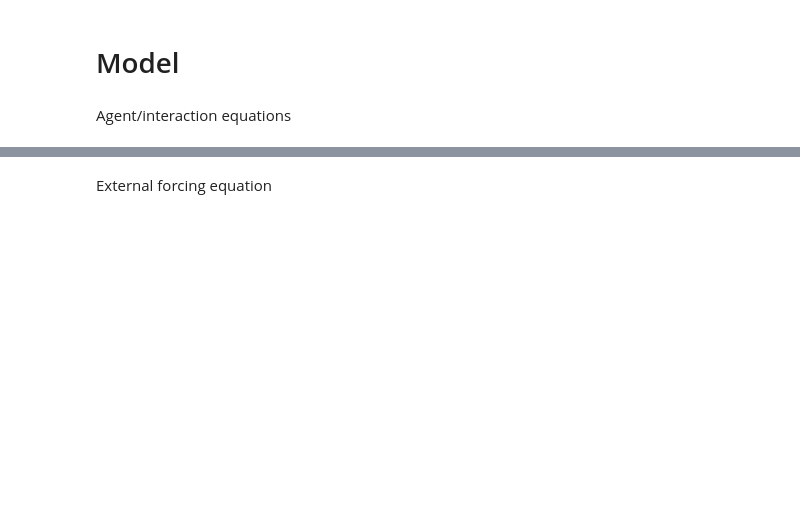
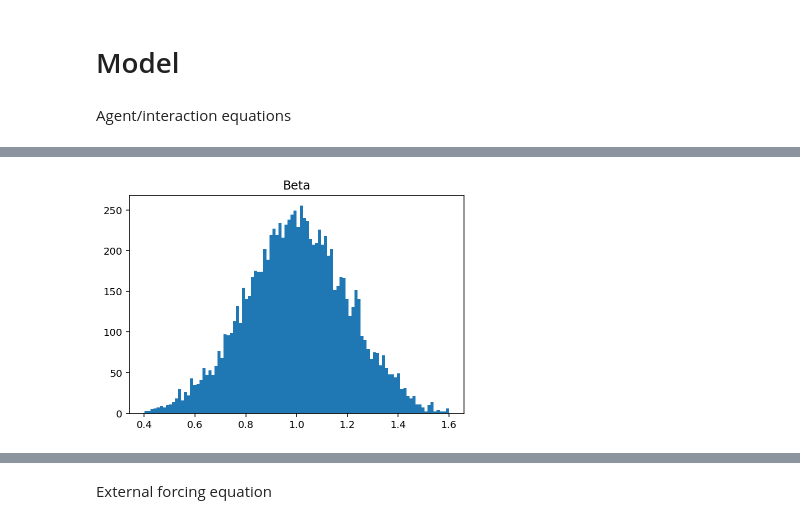
Before and after one commit to Hudsonnc/SIOC216B, a Jupyter notebook: Agent based model/Reorganized vibes model.ipynb, the cells around one changed output, grey strips where cells are left out. Saved outputs shown, nothing was run; the diff lists cells and outputs as text; code cells hidden in the pictures; blank space fills up the shorter version.

```diff
--- a/Agent based model/Reorganized vibes model.ipynb
+++ b/Agent based model/Reorganized vibes model.ipynb
@@ -23,0 +78,5 @@ Agent/interaction equations
+# %%
+histBeta = plt.hist(genBeta(10000), bins = 100)
+titleBeta = plt.title('Beta')
+# %% [output]
+[figure, added]
```
Also changed, not shown: parts of 43 cells of this notebook, 5 other files.
